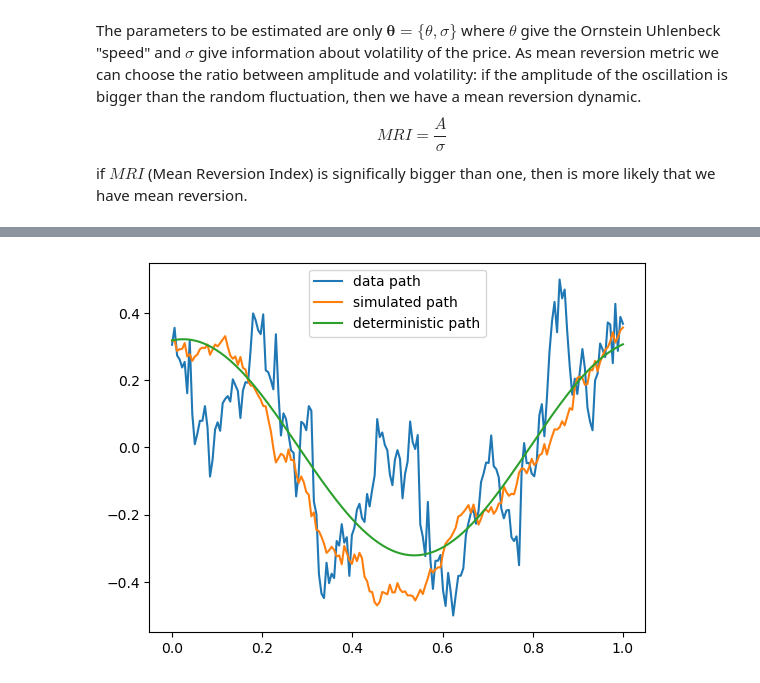
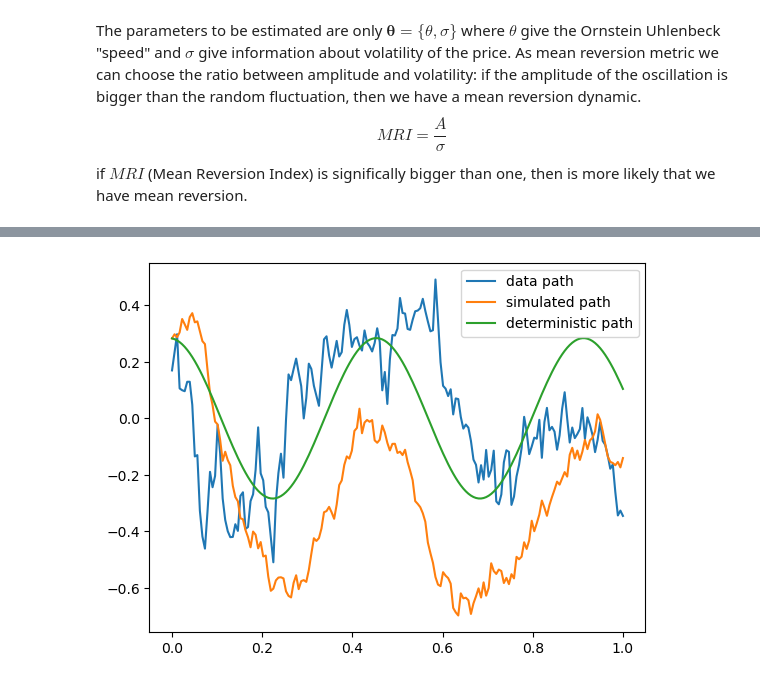
Before and after one commit to lorenzorizzi17/MeanReversionMetric, a Jupyter notebook: param_estimation.ipynb, the cells around one changed output, grey strips where cells are left out. Drawn from its saved outputs; the diff is of its cells as text; code cells hidden in the pictures.

```diff
--- a/param_estimation.ipynb
+++ b/param_estimation.ipynb
@@ -6,8 +6,10 @@ import matplotlib.pyplot as plt
 data = mr.download_asset("EURUSD=X", start='2022-01-01',end='2024-10-01')
 mesh = np.linspace(0, len(data), 5)
 
-data = mr.load_asset("data/DAX_M15_202005242300_202411131015.csv")
-mesh = np.array([0,int(len(data)/4), int(len(data)/2), int(len(data))])
+#data = mr.load_asset("data/DAX_M15_202005242300_202411131015.csv")
+#mesh = np.array([0,int(len(data)/4), int(len(data)/2), int(len(data))])
+
+mesh = np.linspace(0, len(data), 5)
 
 fig = plt.figure(figsize=(15,5))
 ax = plt.subplot()
@@ -133,0 +50,7 @@ Phase via FFT:  -2.2631395199710043
+# %%
+from scipy.fftpack import fft, fftfreq, ifft
+
+
+period_fft, phase_fft = mr.find_period_fft(t, x_filtered)
+print("Period via FFT: ", period_fft)
+print("Phase via FFT: ", phase_fft)
@@ -236,26 +131,15 @@ Ornstein-Uhlenbeckrn half-life -2.073
 # %%
-def SDE_solver(x0 : float, t0 : float, T : float, dt : float,  mu, sigma):
-    """
-    Solve the SDE dx = mu(t, x) dt + sigma(t, x) dB
-    with x(t0) = x0, for t0 <= t <= T, with time step dt
-    """
-    N = int((T-t0)/dt)+1
-    X = np.zeros(N, dtype=float)
-    X[0] = x0
-    for i in range(1, N):
-        X[i] = X[i-1] + mu(i*dt, X[i-1]) * dt + sigma(i*dt,  X[i-1]) * np.sqrt(dt) * np.random.randn()
-    return X
+mu = lambda t, x : theta_val * (amplitude*np.sin(omega_val*t + phi_val) - x) + amplitude*omega_val*np.cos(omega_val*t + phi_val)
+sigma = lambda t, x : sigma_val*2
 
-theta = optimal_params
-mu = lambda t, x : theta[1]*(amplitude*(np.sin(t*2*np.pi/period+ theta[0]) + 2*np.pi * np.cos(t*2*np.pi/period+ theta[0])/(theta[1]*period)) - x)
-sigma = lambda t, x : theta[2]
+np.random.seed(42)
 
-X = SDE_solver(x0=amplitude*np.sin(theta[0]), t0=0.0, T=1.0, dt=(t[1]-t[0]), mu=mu, sigma=sigma)
+X = mr.SDE_solver(x0=amplitude*np.sin(phi_val), t0=0.0, T=1.0, dt=(t[1]-t[0]), mu=mu, sigma=sigma)
 
 plt.plot(t, x, label='data path')
 plt.plot(t, X, label='simulated path')
-plt.plot(t, amplitude*np.sin(t*2*np.pi/period + theta[0]), label='deterministic path')
+plt.plot(t, amplitude*np.sin(t*omega_val+phi_val), label='deterministic path')
 plt.legend()
 plt.show()
 # %% [output]
-[figure, old version]
+[figure, new version]
```
Also changed, not shown: parts of 10 cells of this notebook, 2 other files.
